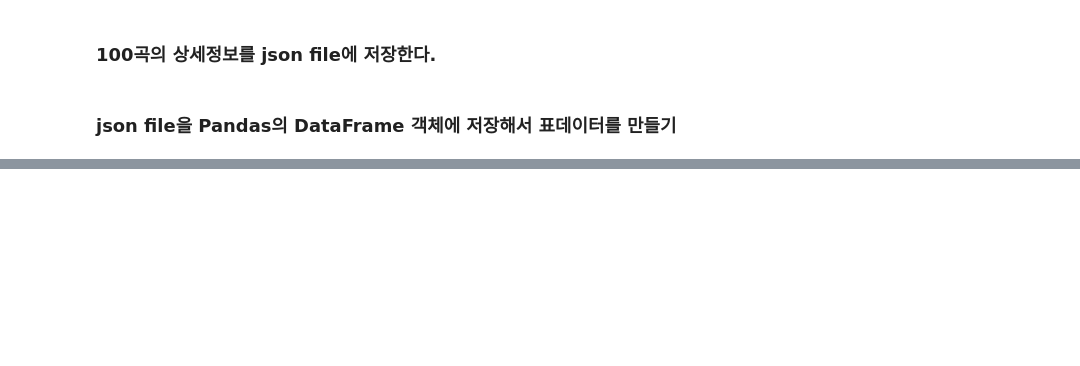
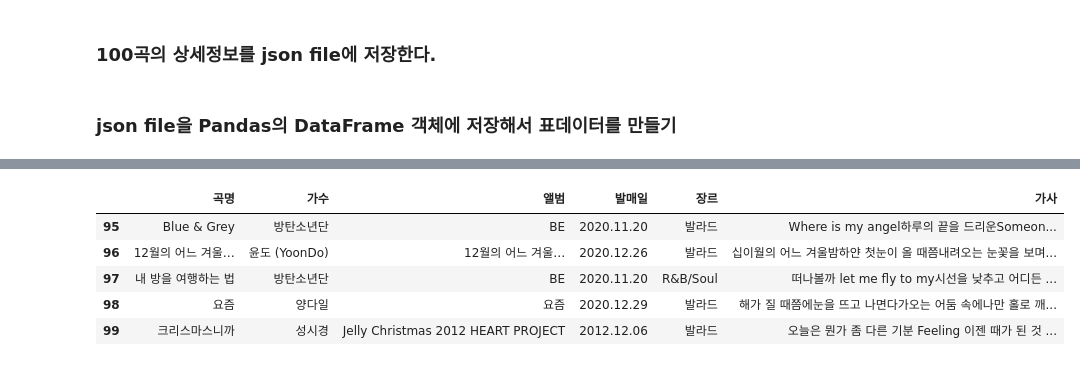
Before and after one commit to 1yangsh/Study_Python, a Jupyter notebook: webscrap_source/3. 멜론 100Chart_수집_분석_저장.ipynb, the cells around one changed output, grey strips where cells are left out. Saved outputs shown, nothing was run; the diff lists cells and outputs as text; code cells hidden in the pictures; blank space fills up the shorter version.

```diff
--- a/webscrap_source/3. 멜론 100Chart_수집_분석_저장.ipynb
+++ b/webscrap_source/3. 멜론 100Chart_수집_분석_저장.ipynb
@@ -161,0 +186,9 @@ with open ('data/songs.json', 'w', encoding='utf-8') as file:
+# %%
+song_df.tail()
+# %% [output]
+|  | 곡명 | 가수 | 앨범 | 발매일 | 장르 | 가사 |
+| 95 | Blue & Grey | 방탄소년단 | BE | 2020.11.20 | 발라드 | Where is my angel하루의 끝을 드리운Someon... |
+| 96 | 12월의 어느 겨울… | 윤도 (YoonDo) | 12월의 어느 겨울… | 2020.12.26 | 발라드 | 십이월의 어느 겨울밤하얀 첫눈이 올 때쯤내려오는 눈꽃을 보며... |
+| 97 | 내 방을 여행하는 법 | 방탄소년단 | BE | 2020.11.20 | R&B/Soul | 떠나볼까 let me fly to my시선을 낮추고 어디든 ... |
+| 98 | 요즘 | 양다일 | 요즘 | 2020.12.29 | 발라드 | 해가 질 때쯤에눈을 뜨고 나면다가오는 어둠 속에나만 홀로 깨... |
+| 99 | 크리스마스니까 | 성시경 | Jelly Christmas 2012 HEART PROJECT | 2012.12.06 | 발라드 | 오늘은 뭔가 좀 다른 기분 Feeling 이젠 때가 된 것 ... |
```
Also changed, not shown: parts of 22 cells of this notebook, 1 other file.
